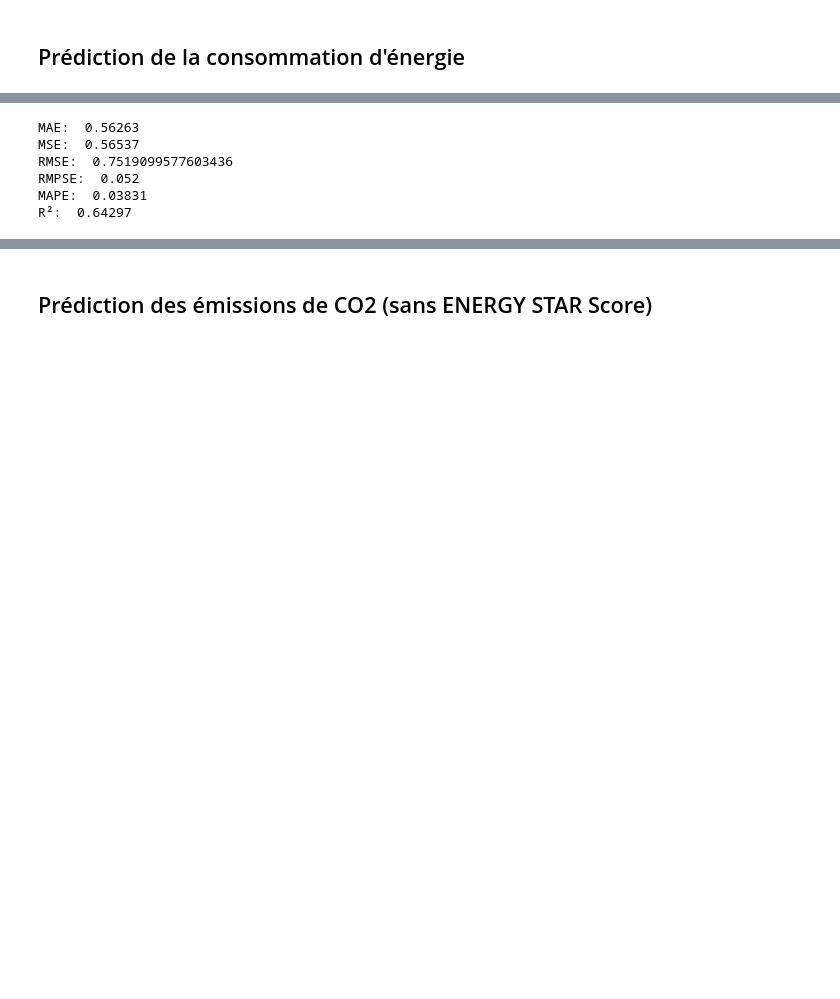
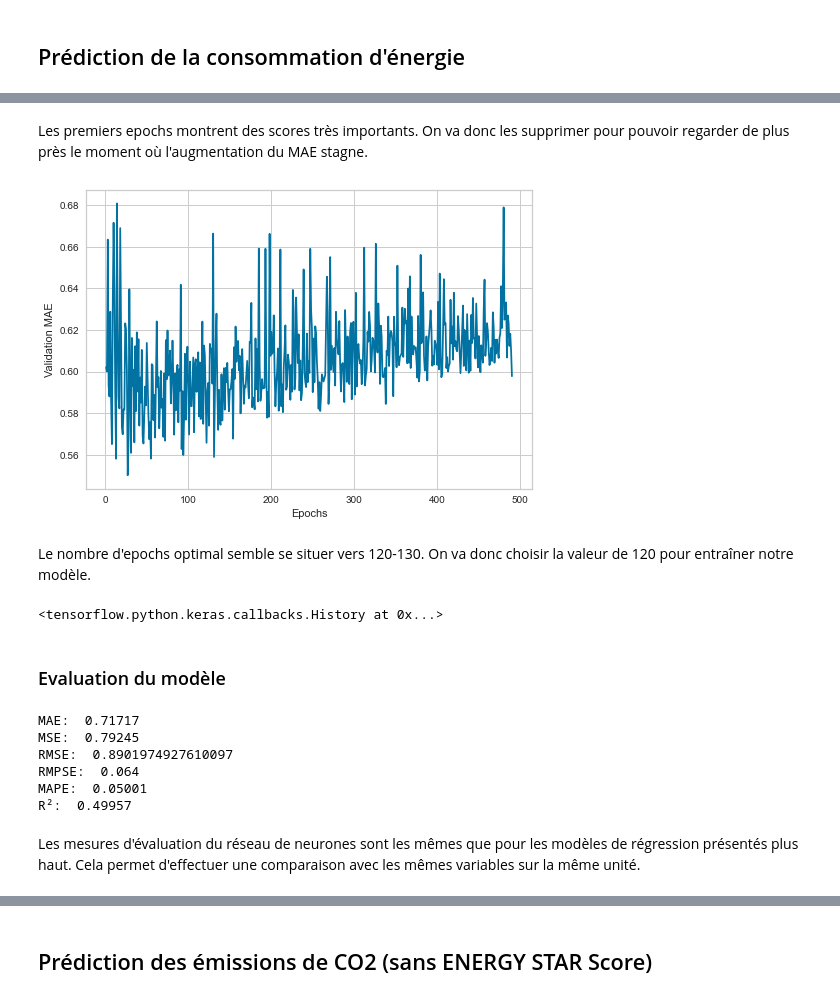
Before and after one commit to Sylvariane/Anticipez_les_besoins_en_electricite, a Jupyter notebook: Pélec_02_code.ipynb, the cells around one changed output, grey strips where cells are left out. Saved outputs shown, nothing was run; the diff lists cells and outputs as text; code cells hidden in the pictures; blank space fills up the shorter version.

```diff
--- a/Pélec_02_code.ipynb
+++ b/Pélec_02_code.ipynb
@@ -723,9 +841,32 @@ y_pred = network.predict(X_test)
+# %% [markdown]
+Les premiers epochs montrent des scores très importants. On va donc les supprimer pour pouvoir regarder de plus près le moment où l'augmentation du MAE stagne.
+# %%
+truncated_mae_history = average_mae_history[10:]
+plt.plot(range(1, len(truncated_mae_history) + 1), truncated_mae_history)
+plt.xlabel("Epochs")
+plt.ylabel("Validation MAE")
+plt.show()
+# %% [output]
+[figure, added]
+# %% [markdown]
+Le nombre d'epochs optimal semble se situer vers 120-130. On va donc choisir la valeur de 120 pour entraîner notre modèle.
+# %%
+model = build_model()
+model.fit(X_train, y_train,
+          epochs=120, batch_size=16, verbose=0)
+# %% [output]
+<tensorflow.python.keras.callbacks.History at 0x...>
+# %% [markdown]
+### Evaluation du modèle
 # %%
+y_pred = model.predict(X_test)
 regression_metrics(np.array(y_test), y_pred)
 # %% [output]
-MAE:  0.56263
-MSE:  0.56537
-RMSE:  0.7519099577603436
-RMPSE:  0.052
-MAPE:  0.03831
-R²:  0.64297
+MAE:  0.71717
+MSE:  0.79245
+RMSE:  0.8901974927610097
+RMPSE:  0.064
+MAPE:  0.05001
+R²:  0.49957
+# %% [markdown]
+Les mesures d'évaluation du réseau de neurones sont les mêmes que pour les modèles de régression présentés plus haut. Cela permet d'effectuer une comparaison avec les mêmes variables sur la même unité.
```
Also changed, not shown: parts of 76 cells of this notebook.
